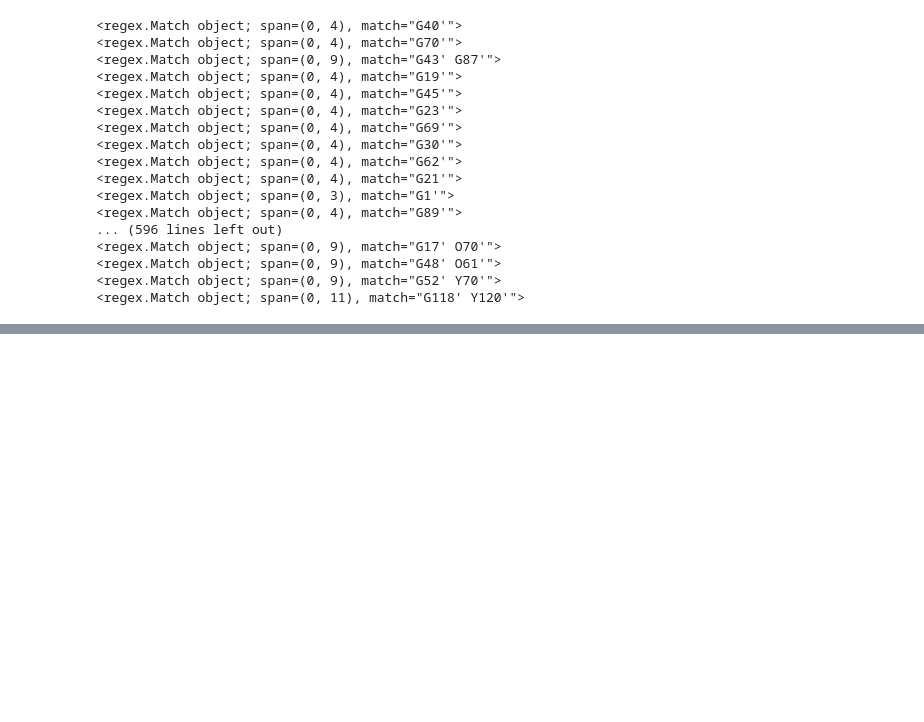
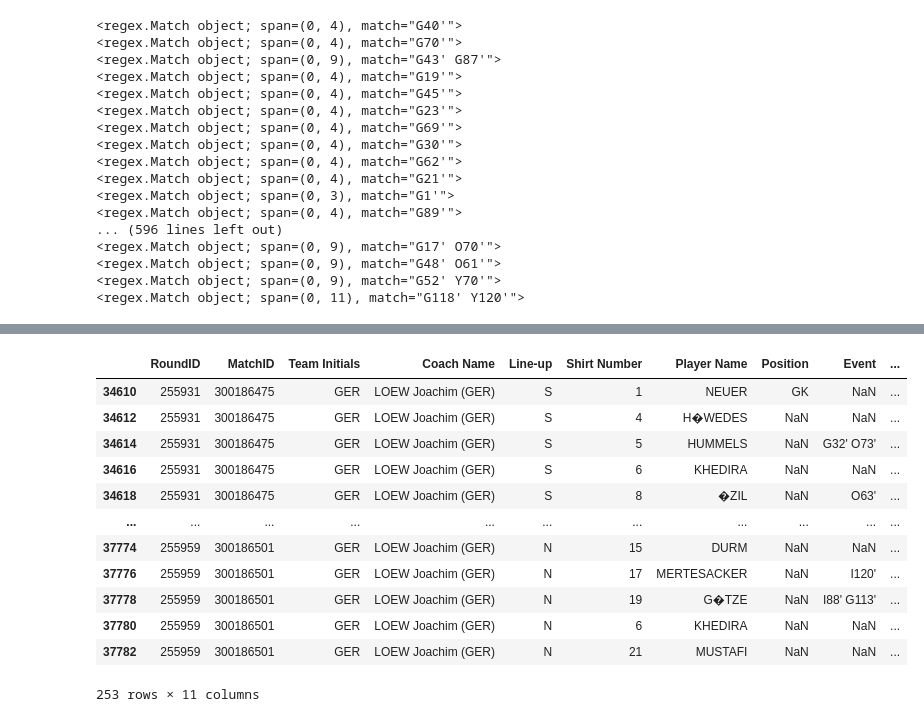
Before and after one commit to CaptainHippie/World-Cup-Analysis, a Jupyter notebook: fifa-wc.ipynb, the cells around one changed output, grey strips where cells are left out. Saved outputs shown, nothing was run; the diff lists cells and outputs as text; code cells hidden in the pictures; blank space fills up the shorter version.

```diff
--- a/fifa-wc.ipynb
+++ b/fifa-wc.ipynb
@@ -795,0 +813,16 @@ for event in events:
+# %%
+test
+# %% [output]
+|  | RoundID | MatchID | Team Initials | Coach Name | Line-up | Shirt Number | Player Name | Position | Event | ... |
+| 34610 | 255931 | 300186475 | GER | LOEW Joachim (GER) | S | 1 | NEUER | GK | NaN | ... |
+| 34612 | 255931 | 300186475 | GER | LOEW Joachim (GER) | S | 4 | H�WEDES | NaN | NaN | ... |
+| 34614 | 255931 | 300186475 | GER | LOEW Joachim (GER) | S | 5 | HUMMELS | NaN | G32' O73' | ... |
+| 34616 | 255931 | 300186475 | GER | LOEW Joachim (GER) | S | 6 | KHEDIRA | NaN | NaN | ... |
+| 34618 | 255931 | 300186475 | GER | LOEW Joachim (GER) | S | 8 | �ZIL | NaN | O63' | ... |
+| ... | ... | ... | ... | ... | ... | ... | ... | ... | ... | ... |
+| 37774 | 255959 | 300186501 | GER | LOEW Joachim (GER) | N | 15 | DURM | NaN | NaN | ... |
+| 37776 | 255959 | 300186501 | GER | LOEW Joachim (GER) | N | 17 | MERTESACKER | NaN | I120' | ... |
+| 37778 | 255959 | 300186501 | GER | LOEW Joachim (GER) | N | 19 | G�TZE | NaN | I88' G113' | ... |
+| 37780 | 255959 | 300186501 | GER | LOEW Joachim (GER) | N | 6 | KHEDIRA | NaN | NaN | ... |
+| 37782 | 255959 | 300186501 | GER | LOEW Joachim (GER) | N | 21 | MUSTAFI | NaN | NaN | ... |
+253 rows × 11 columns
```
Also changed, not shown: parts of 29 cells of this notebook, 3 other files.
